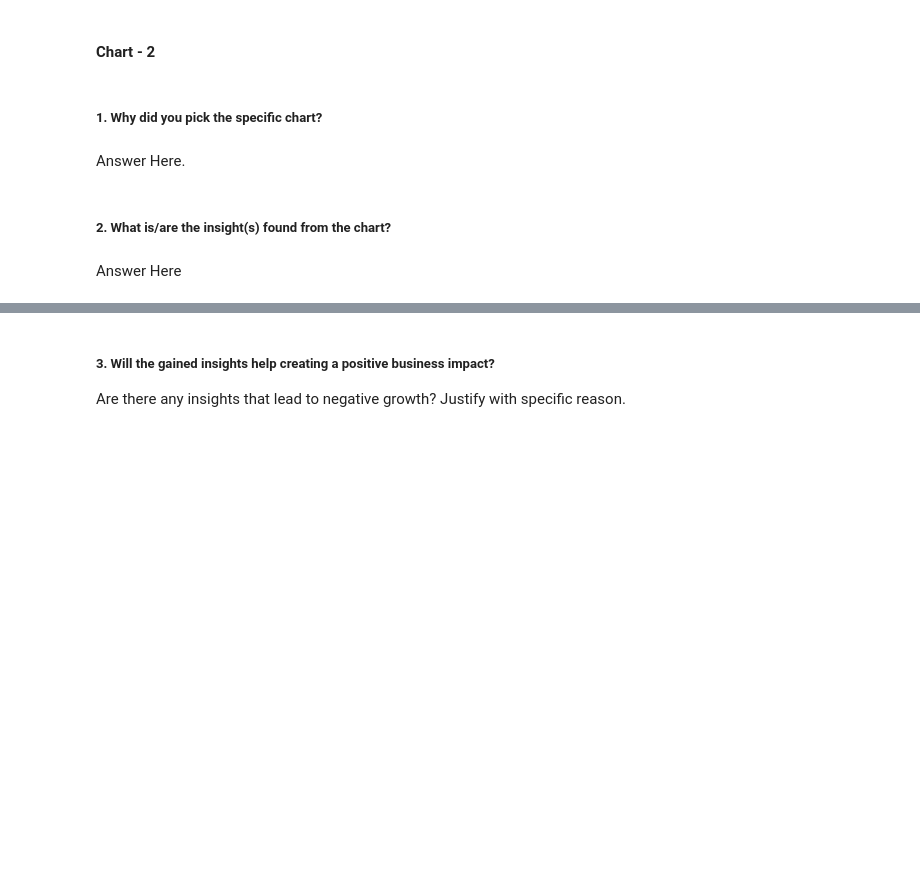
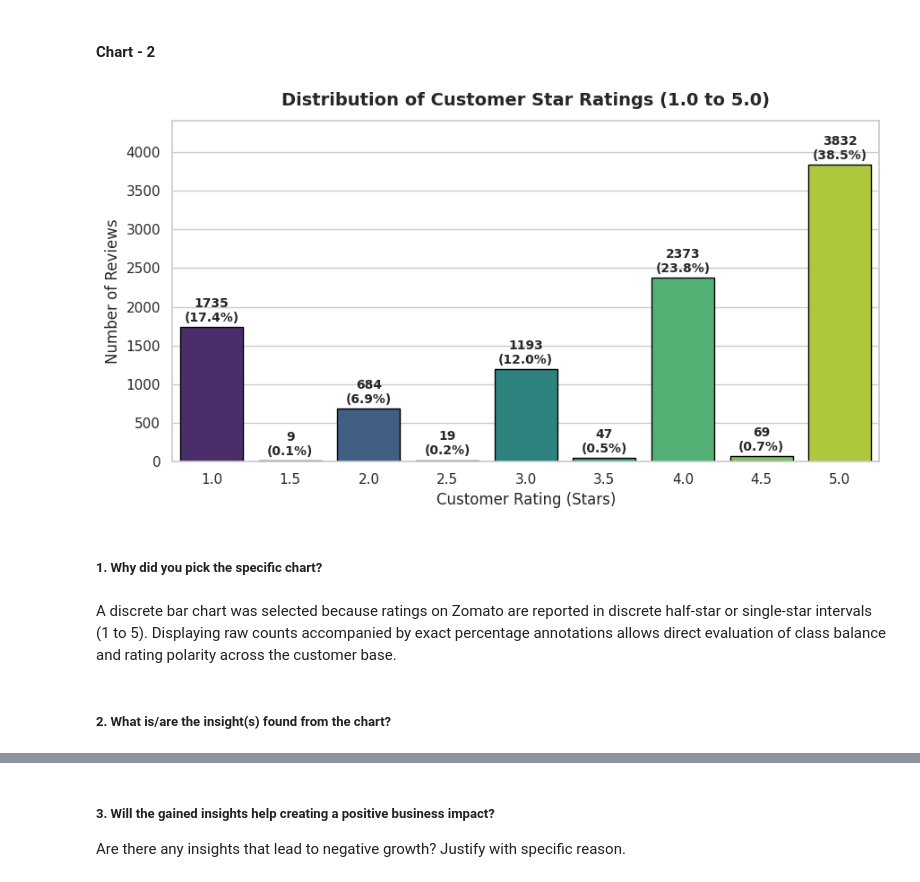
Before and after one commit to sarathi-14/zomato-labmentix-intern-task1, a Jupyter notebook: Sample_ML_Submission_Template.ipynb, the cells around one changed output, grey strips where cells are left out. Cells and saved outputs as stored; diff of their text form; code cells hidden in the pictures; blank space fills up the shorter version.

```diff
--- a/Sample_ML_Submission_Template.ipynb
+++ b/Sample_ML_Submission_Template.ipynb
@@ -159,8 +590,24 @@ Answer Here
+# %%
+# Chart - 2: Customer Rating Distribution
+plt.figure(figsize=(9, 5))
+rating_counts = df['Rating'].value_counts().sort_index()
+ax = sns.barplot(x=rating_counts.index, y=rating_counts.values, palette='viridis', edgecolor='black')
+plt.title("Distribution of Customer Star Ratings (1.0 to 5.0)", fontsize=14, fontweight='bold', pad=12)
+plt.xlabel("Customer Rating (Stars)", fontsize=12)
+plt.ylabel("Number of Reviews", fontsize=12)
+for p in ax.patches:
+    pct = 100 * p.get_height() / len(df)
+    ax.annotate(f"{int(p.get_height())}\n({pct:.1f}%)", (p.get_x() + p.get_width() / 2., p.get_height() + 40),
+                ha='center', va='bottom', fontsize=10, fontweight='bold')
+plt.ylim(0, max(rating_counts.values) * 1.15)
+plt.tight_layout()
+plt.savefig(os.path.join(project_root, 'outputs', 'visualizations', 'chart_2_rating_distribution.png'), dpi=150)
+plt.show()
+# %% [output]
+[figure, added]
 # %% [markdown]
 ##### 1. Why did you pick the specific chart?
-# %% [markdown]
-Answer Here.
+# %% [markdown]
+A discrete bar chart was selected because ratings on Zomato are reported in discrete half-star or single-star intervals (1 to 5). Displaying raw counts accompanied by exact percentage annotations allows direct evaluation of class balance and rating polarity across the customer base.
 # %% [markdown]
 ##### 2. What is/are the insight(s) found from the chart?
-# %% [markdown]
-Answer Here
```
Also changed, not shown: parts of 287 cells of this notebook, 47 other files.
